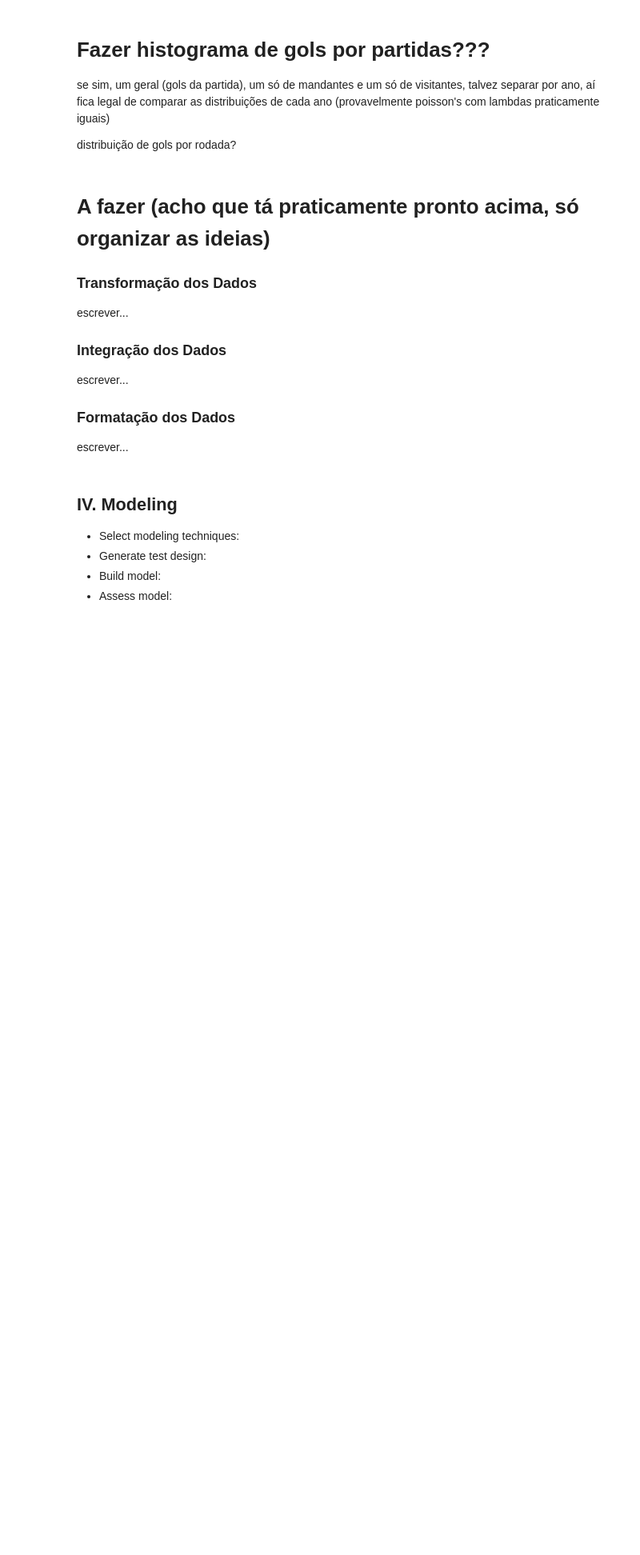
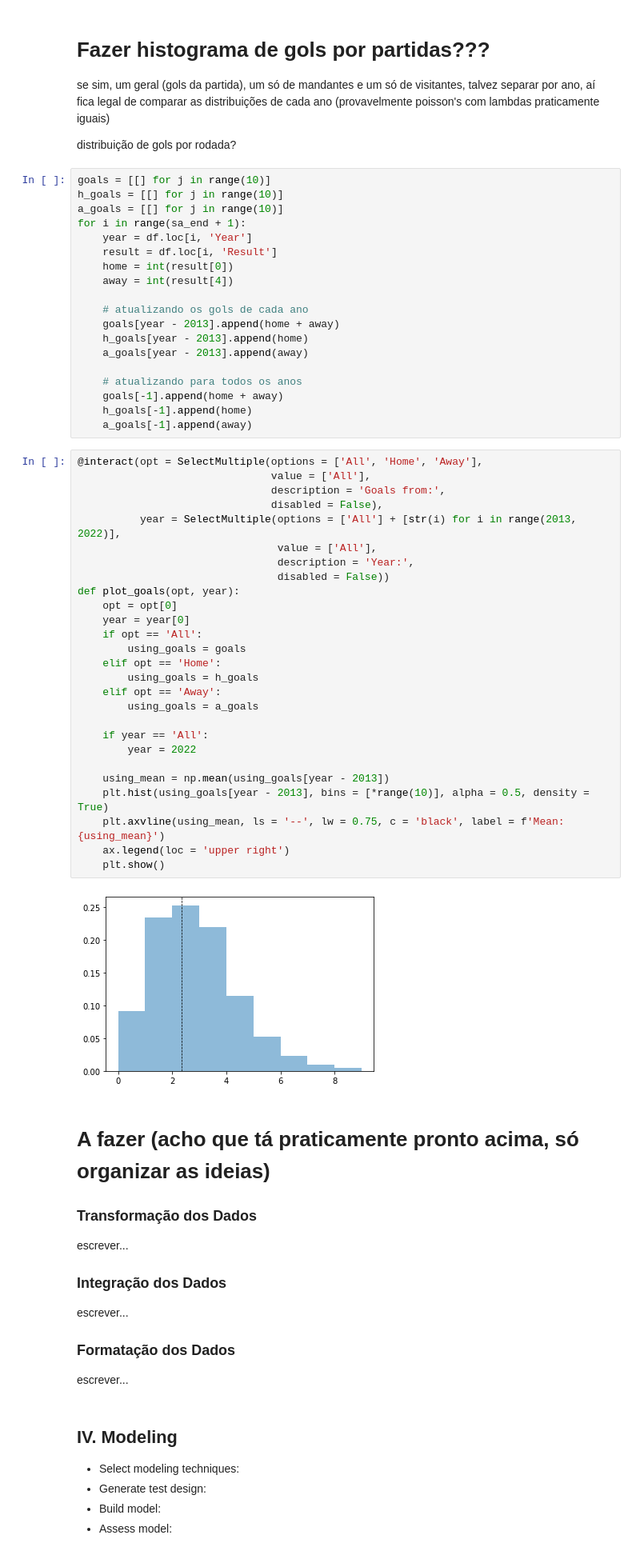
Before and after one commit to HannaRF/web-scraping, a Jupyter notebook: project.ipynb, the cells around one changed output. Shown at 80% size. Saved outputs shown, nothing was run; the diff lists cells and outputs as text; blank space fills up the shorter version.

Commit message:
added goals graph - need to fix interact

```diff
--- a/project.ipynb
+++ b/project.ipynb
@@ -1174,6 +1179,54 @@ plt.show()
 se sim, um geral (gols da partida), um só de mandantes e um só de visitantes, talvez separar por ano, aí fica legal de comparar as distribuições de cada ano (provavelmente poisson's com lambdas praticamente iguais)
 
 distribuição de gols por rodada?
+# %%
+goals = [[] for j in range(10)]
+h_goals = [[] for j in range(10)]
+a_goals = [[] for j in range(10)]
+for i in range(sa_end + 1):
+    year = df.loc[i, 'Year']
+    result = df.loc[i, 'Result']
+    home = int(result[0])
+    away = int(result[4])
+
+    # atualizando os gols de cada ano
+    goals[year - 2013].append(home + away)
+    h_goals[year - 2013].append(home)
+    a_goals[year - 2013].append(away)
+
+    # atualizando para todos os anos
+    goals[-1].append(home + away)
+    h_goals[-1].append(home)
+    a_goals[-1].append(away)
+# %%
+@interact(opt = SelectMultiple(options = ['All', 'Home', 'Away'],
+                               value = ['All'],
+                               description = 'Goals from:',
+                               disabled = False),
+          year = SelectMultiple(options = ['All'] + [str(i) for i in range(2013, 2022)],
+                                value = ['All'],
+                                description = 'Year:',
+                                disabled = False))
+def plot_goals(opt, year):
+    opt = opt[0]
+    year = year[0]
+    if opt == 'All':
+        using_goals = goals
+    elif opt == 'Home':
+        using_goals = h_goals
+    elif opt == 'Away':
+        using_goals = a_goals
+
+    if year == 'All':
+        year = 2022
+
+    using_mean = np.mean(using_goals[year - 2013])
+    plt.hist(using_goals[year - 2013], bins = [*range(10)], alpha = 0.5, density = True)
+    plt.axvline(using_mean, ls = '--', lw = 0.75, c = 'black', label = f'Mean: {using_mean}')
+    ax.legend(loc = 'upper right')
+    plt.show()
+# %% [output]
+[figure, added]
 # %% [markdown]
 # A fazer (acho que tá praticamente pronto acima, só organizar as ideias)
 
```
Also changed, not shown: parts of 2 cells of this notebook.
